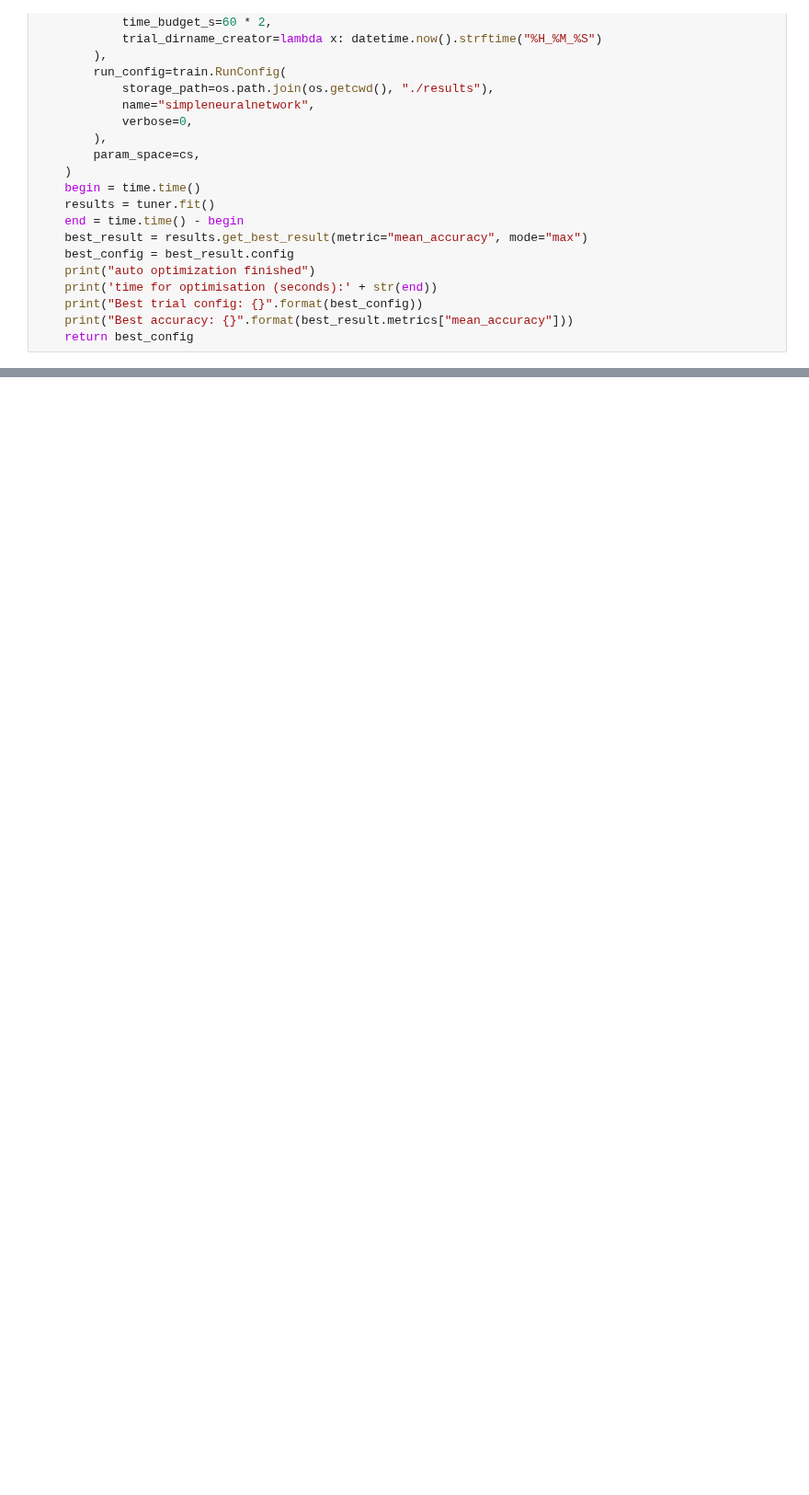
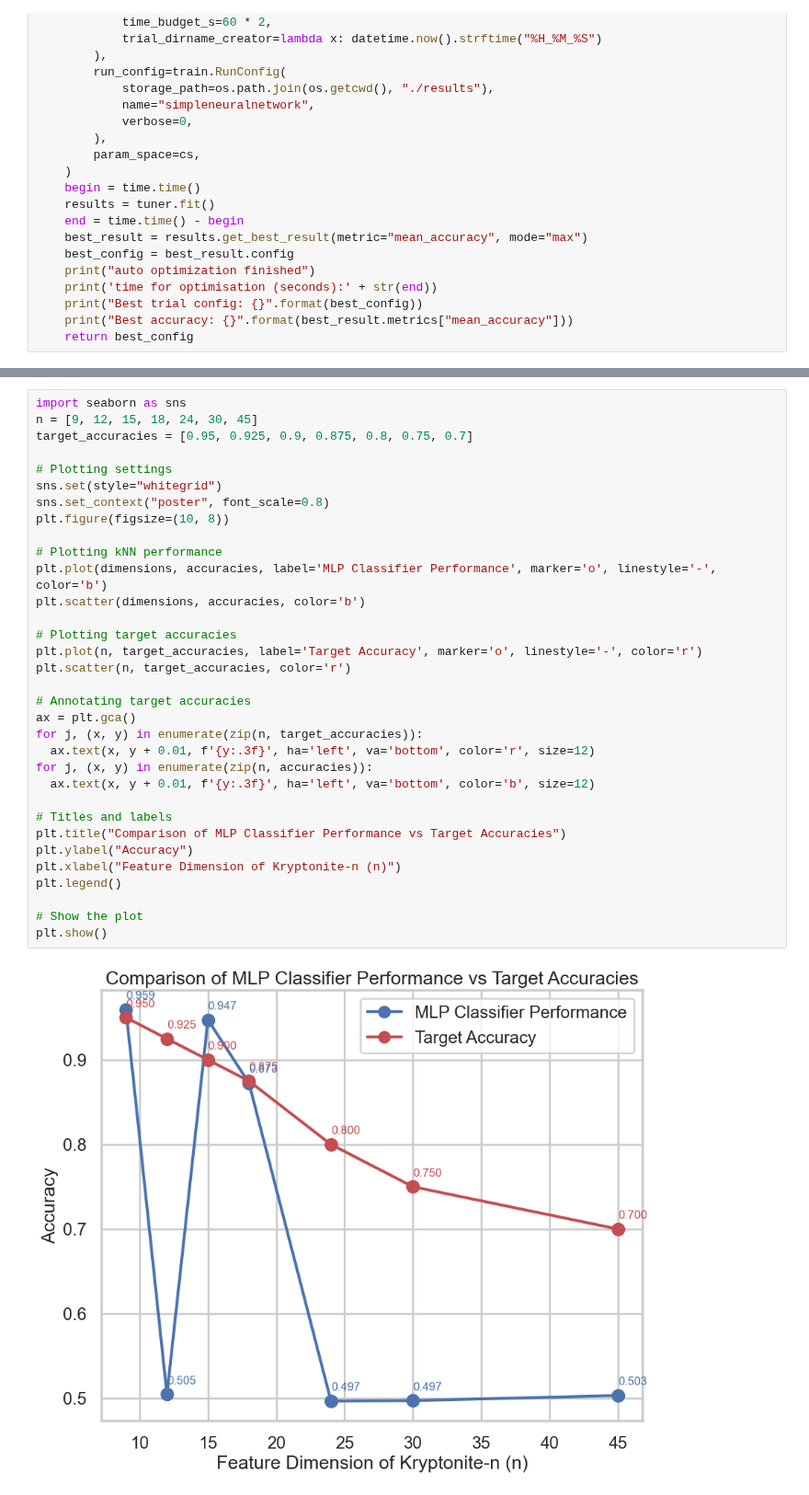
Before and after one commit to Daniel4078/COMP70015-MML-coursework, a Jupyter notebook: SimpleNeuralNetwork.ipynb, the cells around one changed output, grey strips where cells are left out. Shown at 92% size. Cells and saved outputs as stored; diff of their text form; blank space fills up the shorter version.

```diff
--- a/SimpleNeuralNetwork.ipynb
+++ b/SimpleNeuralNetwork.ipynb
@@ -153,0 +182,35 @@ plt.show()
+# %%
+import seaborn as sns
+n = [9, 12, 15, 18, 24, 30, 45]
+target_accuracies = [0.95, 0.925, 0.9, 0.875, 0.8, 0.75, 0.7]
+
+# Plotting settings
+sns.set(style="whitegrid")
+sns.set_context("poster", font_scale=0.8)
+plt.figure(figsize=(10, 8))
+
+# Plotting kNN performance
+plt.plot(dimensions, accuracies, label='MLP Classifier Performance', marker='o', linestyle='-', color='b')
+plt.scatter(dimensions, accuracies, color='b')
+
+# Plotting target accuracies
+plt.plot(n, target_accuracies, label='Target Accuracy', marker='o', linestyle='-', color='r')
+plt.scatter(n, target_accuracies, color='r')
+
+# Annotating target accuracies
+ax = plt.gca()
+for j, (x, y) in enumerate(zip(n, target_accuracies)):
+  ax.text(x, y + 0.01, f'{y:.3f}', ha='left', va='bottom', color='r', size=12)
+for j, (x, y) in enumerate(zip(n, accuracies)):
+  ax.text(x, y + 0.01, f'{y:.3f}', ha='left', va='bottom', color='b', size=12)
+
+# Titles and labels
+plt.title("Comparison of MLP Classifier Performance vs Target Accuracies")
+plt.ylabel("Accuracy")
+plt.xlabel("Feature Dimension of Kryptonite-n (n)")
+plt.legend()
+
+# Show the plot
+plt.show()
+# %% [output]
+[figure, added]
```
Also changed, not shown: parts of 1 cell of this notebook.
